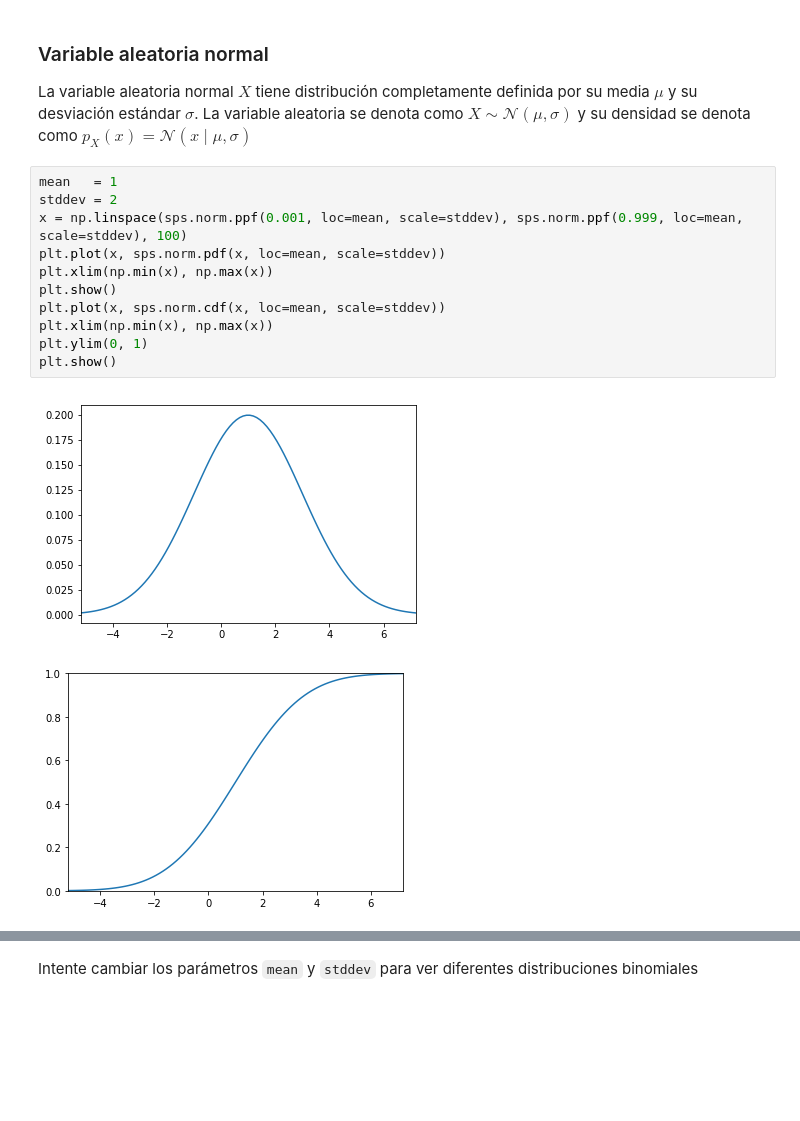
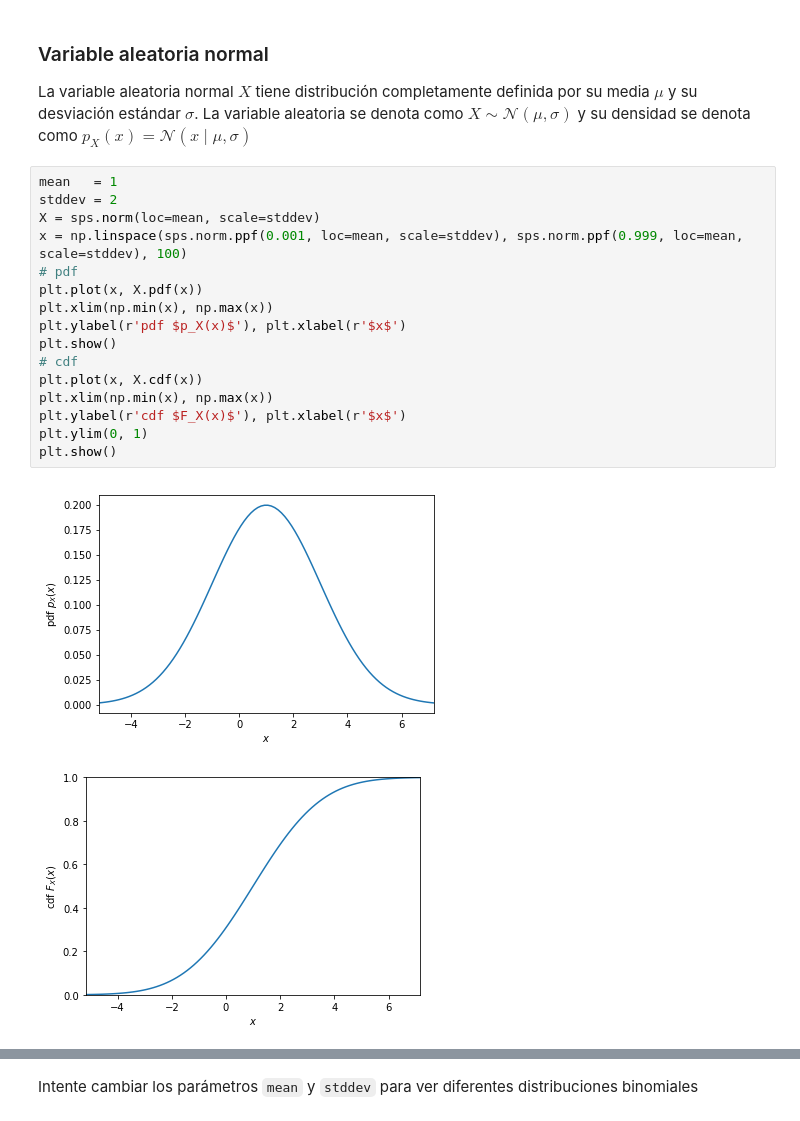
Before and after one commit to Narenman/AnalisisBayesiano, a Jupyter notebook: notebooks/rvs.ipynb, the cells around one changed output, grey strips where cells are left out. Saved outputs shown, nothing was run; the diff lists cells and outputs as text; blank space fills up the shorter version.

```diff
--- a/notebooks/rvs.ipynb
+++ b/notebooks/rvs.ipynb
@@ -236,15 +276,20 @@ La variable aleatoria normal $X$ tiene distribución completamente definida por
 # %%
 mean   = 1
 stddev = 2
+X = sps.norm(loc=mean, scale=stddev)
 x = np.linspace(sps.norm.ppf(0.001, loc=mean, scale=stddev), sps.norm.ppf(0.999, loc=mean, scale=stddev), 100)
-plt.plot(x, sps.norm.pdf(x, loc=mean, scale=stddev))
+# pdf
+plt.plot(x, X.pdf(x))
 plt.xlim(np.min(x), np.max(x))
+plt.ylabel(r'pdf $p_X(x)$'), plt.xlabel(r'$x$')
 plt.show()
-plt.plot(x, sps.norm.cdf(x, loc=mean, scale=stddev))
+# cdf
+plt.plot(x, X.cdf(x))
 plt.xlim(np.min(x), np.max(x))
+plt.ylabel(r'cdf $F_X(x)$'), plt.xlabel(r'$x$')
 plt.ylim(0, 1)
 plt.show()
 # %% [output]
-[figure, old version]
+[figure, new version]
-[figure, old version]
+[figure, new version]
 # %%
```
Also changed, not shown: parts of 7 cells of this notebook.
